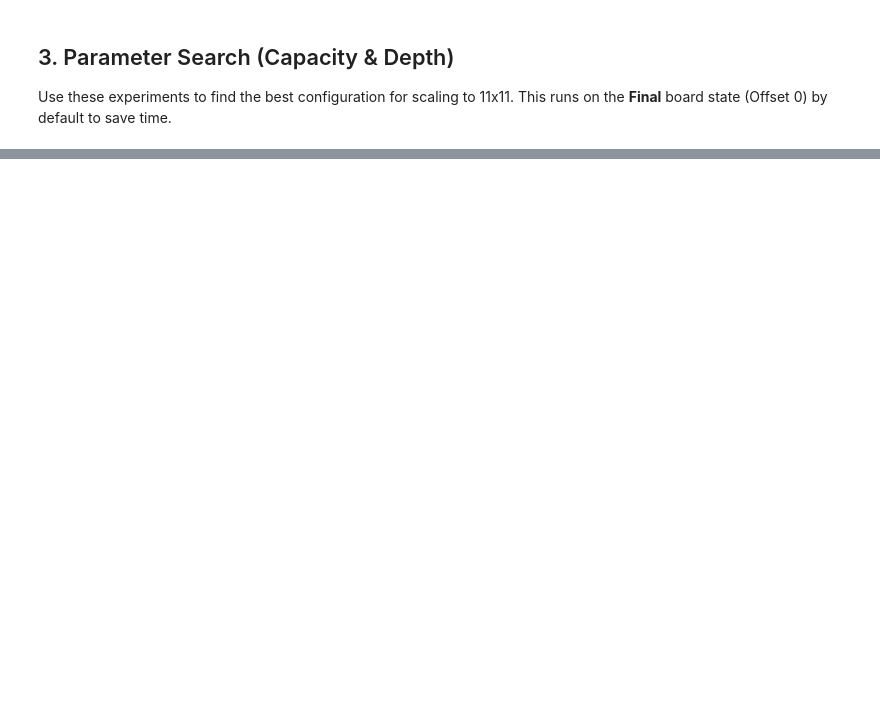
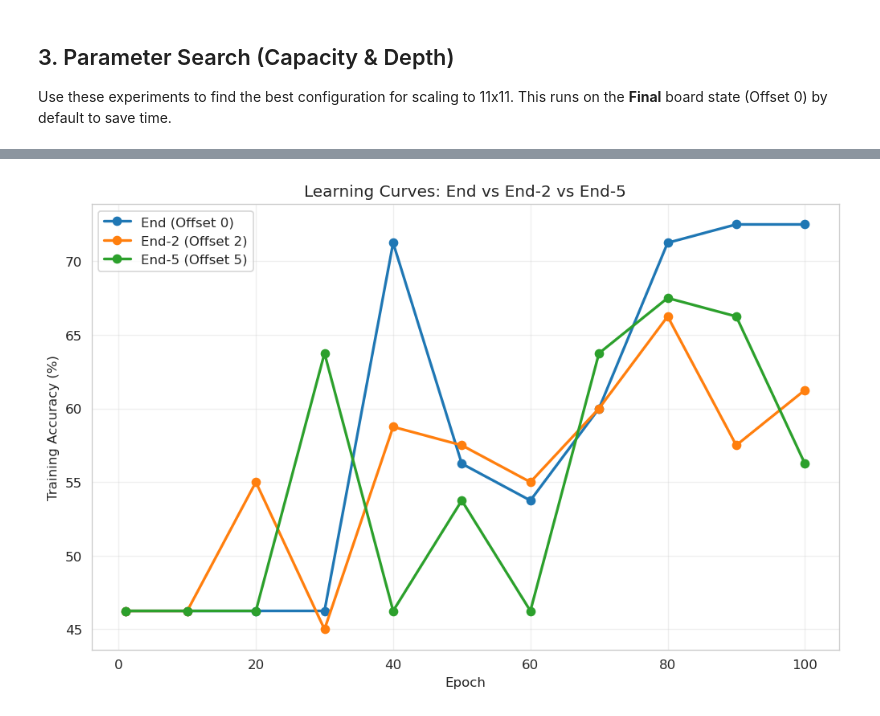
Before and after one commit to Aadlei/Tsetlin-Machine-Gun, a Jupyter notebook: Hex_GTM_Analysis.ipynb, the cells around one changed output, grey strips where cells are left out. Saved outputs shown, nothing was run; the diff lists cells and outputs as text; code cells hidden in the pictures; blank space fills up the shorter version.

```diff
--- a/Hex_GTM_Analysis.ipynb
+++ b/Hex_GTM_Analysis.ipynb
@@ -696,0 +985,84 @@ CAPACITY EXPERIMENT:
+# %%
+# === SAVE PLOTS WITH CORRECT NAMES ===
+if results_main:
+    # Learning curves
+    plt.figure(figsize=(10, 6))
+    for res in results_main:
+        epochs, accs = zip(*res['history']) if isinstance(res['history'][0], tuple) else (range(1, len(res['history'])+1), res['history'])
+        label_map = {0: "End (Offset 0)", 2: "End-2 (Offset 2)", 5: "End-5 (Offset 5)"}
+        plt.plot(epochs, accs, 'o-', label=label_map.get(res['offset'], f"Offset {res['offset']}"), linewidth=2)
+    plt.xlabel("Epoch")
+    plt.ylabel("Training Accuracy (%)")
+    plt.title("Learning Curves: End vs End-2 vs End-5")
+    plt.legend()
+    plt.grid(True, alpha=0.3)
+    plt.savefig(os.path.join(RUNS_DIR, "3x3_learningcurve.png"), dpi=300, bbox_inches='tight')
+    plt.show()
+
+    # Confusion matrices
+    fig, axes = plt.subplots(1, 3, figsize=(18, 5))
+    for i, res in enumerate(results_main):
+        sns.heatmap(res['cm'], annot=True, fmt='d', cmap='Blues', ax=axes[i], annot_kws={'size': 14})
+        label_map = {0: "End", 2: "End-2", 5: "End-5"}
+
+        # Fix: Extract label separately to avoid nested f-strings
+        label = label_map.get(res['offset'], f"Offset {res['offset']}")
+        axes[i].set_title(f"{label} (Acc: {res['acc']:.1f}%)")
+
+        axes[i].set_xlabel("Predicted")
+        axes[i].set_ylabel("Actual")
+    plt.suptitle("Confusion Matrices", fontsize=16)
+    plt.tight_layout()
+    plt.savefig(os.path.join(RUNS_DIR, "3x3_confusionmatrix.png"), dpi=300, bbox_inches='tight')
+    plt.show()
+
+# Capacity and Depth plots
+if 'results_capacity' in dir() and 'results_depth' in dir():
+    fig, (ax1, ax2) = plt.subplots(1, 2, figsize=(14, 5))
+
+    df_cap = pd.DataFrame(results_capacity)
+    ax1.plot(df_cap['clauses'], df_cap['overall'], 'o-', color='black', linewidth=2, markersize=8, label='Overall')
+    ax1.plot(df_cap['clauses'], df_cap['winner0'], 's--', color='blue', linewidth=1.5, markersize=6, label='Winner 0')
+    ax1.plot(df_cap['clauses'], df_cap['winner1'], '^--', color='red', linewidth=1.5, markersize=6, label='Winner 1')
+    ax1.set_xlabel("Number of Clauses")
+    ax1.set_ylabel("Accuracy (%)")
+    ax1.set_title("Model Capacity")
+    ax1.legend()
+    ax1.grid(True, alpha=0.3)
+
+    df_depth = pd.DataFrame(results_depth)
+    ax2.plot(df_depth['depth'], df_depth['overall'], 'o-', color='black', linewidth=2, markersize=8, label='Overall')
+    ax2.plot(df_depth['depth'], df_depth['winner0'], 's--', color='blue', linewidth=1.5, markersize=6, label='Winner 0')
+    ax2.plot(df_depth['depth'], df_depth['winner1'], '^--', color='red', linewidth=1.5, markersize=6, label='Winner 1')
+    ax2.set_xlabel("Message Passing Depth")
+    ax2.set_ylabel("Accuracy (%)")
+    ax2.set_title("Message Passing Depth")
+    ax2.legend()
+    ax2.grid(True, alpha=0.3)
+
+    plt.tight_layout()
+    plt.savefig(os.path.join(RUNS_DIR, "3x3_model_message.png"), dpi=300, bbox_inches='tight')
+    plt.show()
+
+    # Class gap plots
+    fig, (ax1, ax2) = plt.subplots(1, 2, figsize=(14, 5))
+
+    ax1.bar(df_cap['clauses'].astype(str), df_cap['gap'], color='coral', alpha=0.7)
+    ax1.set_xlabel("Number of Clauses")
+    ax1.set_ylabel("Class Gap (%)")
+    ax1.set_title("Capacity vs Class Gap")
+    ax1.grid(True, alpha=0.3, axis='y')
+
+    ax2.bar(df_depth['depth'].astype(str), df_depth['gap'], color='skyblue', alpha=0.7)
+    ax2.set_xlabel("Message Passing Depth")
+    ax2.set_ylabel("Class Gap (%)")
+    ax2.set_title("Depth vs Class Gap")
+    ax2.grid(True, alpha=0.3, axis='y')
+
+    plt.tight_layout()
+    plt.savefig(os.path.join(RUNS_DIR, "3x3_classgap_capacity_depth.png"), dpi=300, bbox_inches='tight')
+    plt.show()
+
+print(f"\n✓ All plots saved to {RUNS_DIR}/")
+# %% [output]
+[figure, added]
```
Also changed, not shown: parts of 8 cells of this notebook.
